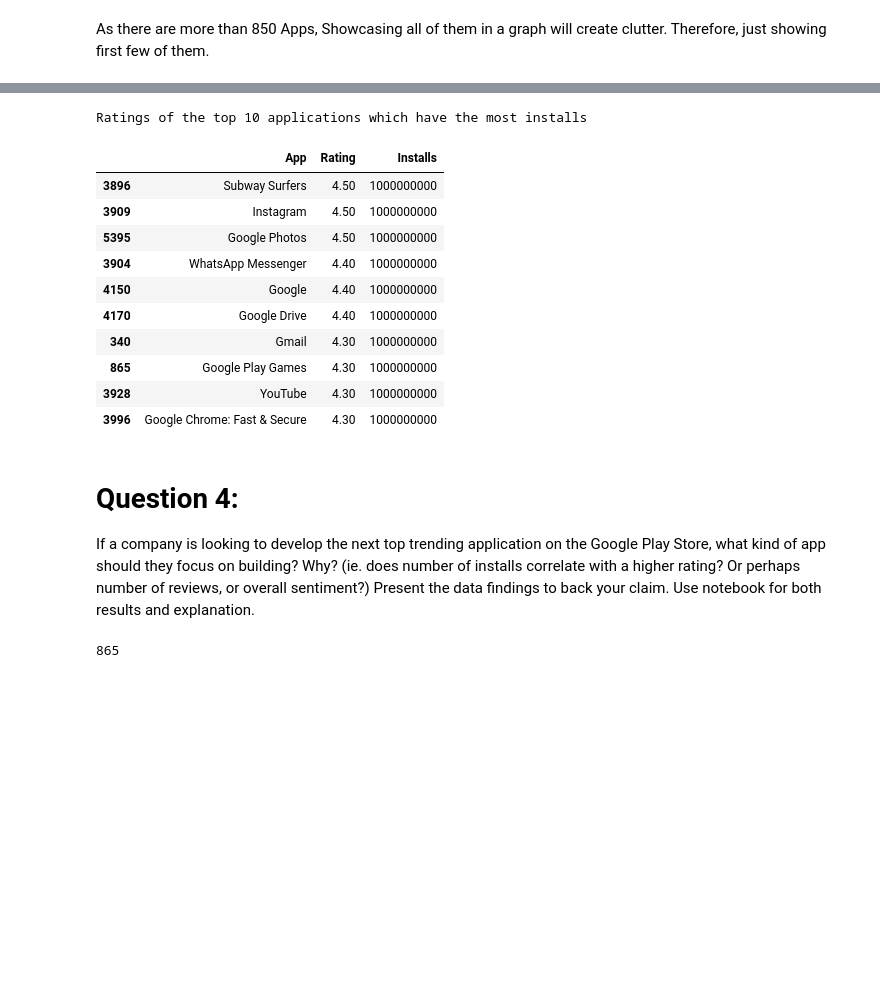
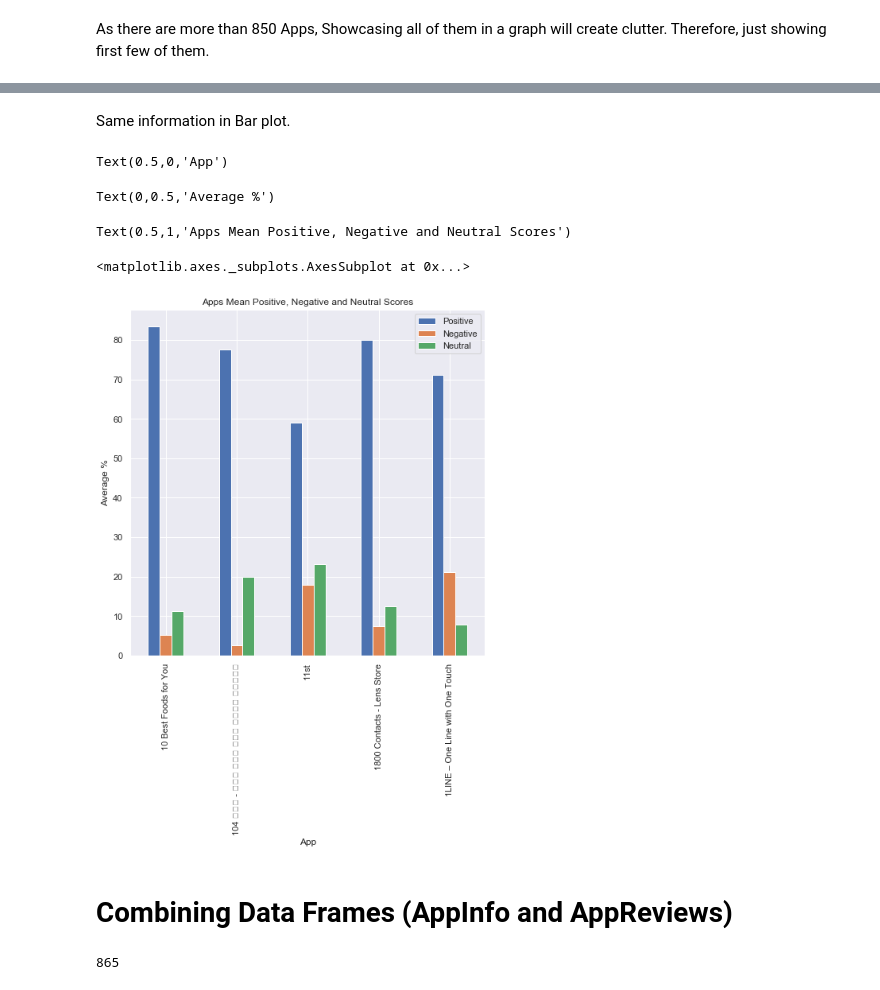
Before and after one commit to kpratikin/Google-App-Store, a Jupyter notebook: Google Play Strore Applications Data.ipynb, the cells around one changed output, grey strips where cells are left out. Drawn from its saved outputs; the diff is of its cells as text; code cells hidden in the pictures; blank space fills up the shorter version.

```diff
--- a/Google Play Strore Applications Data.ipynb
+++ b/Google Play Strore Applications Data.ipynb
@@ -574,22 +604,20 @@ Created an interactive Tableau Dashboard for this..Please refer attached TWBX fi
-# %%
-print('Ratings of the top 10 applications which have the most installs')
-df_appinfo[['App','Rating','Installs']].sort_values(by = ['Installs','Rating'], ascending=False).head(10)
-# %% [output]
-Ratings of the top 10 applications which have the most installs
-|  | App | Rating | Installs |
-| 3896 | Subway Surfers | 4.50 | 1000000000 |
-| 3909 | Instagram | 4.50 | 1000000000 |
-| 5395 | Google Photos | 4.50 | 1000000000 |
-| 3904 | WhatsApp Messenger | 4.40 | 1000000000 |
-| 4150 | Google | 4.40 | 1000000000 |
-| 4170 | Google Drive | 4.40 | 1000000000 |
-| 340 | Gmail | 4.30 | 1000000000 |
-| 865 | Google Play Games | 4.30 | 1000000000 |
-| 3928 | YouTube | 4.30 | 1000000000 |
-| 3996 | Google Chrome: Fast & Secure | 4.30 | 1000000000 |
-# %% [markdown]
-# Question 4:
-If a company is looking to develop the next top trending application on the Google Play Store, what kind of app should they focus on building? Why? (ie. does number of installs correlate with a higher rating? Or perhaps number of reviews, or overall sentiment?) Present the data findings to back your claim. Use notebook for both results and explanation.
+# %% [markdown]
+Same information in Bar plot.
+# %%
+fig = plt.figure(figsize=(8,8))
+ax= fig.gca()
+ax.set_xlabel('App')
+ax.set_ylabel('Average %')
+ax.set_title('Apps Mean Positive, Negative and Neutral Scores')
+df_small.groupby('App').mean().plot.bar(ax=ax)
+# %% [output]
+Text(0.5,0,'App')
+Text(0,0.5,'Average %')
+Text(0.5,1,'Apps Mean Positive, Negative and Neutral Scores')
+<matplotlib.axes._subplots.AxesSubplot at 0x...>
+[figure, added]
+# %% [markdown]
+# Combining Data Frames (AppInfo and AppReviews)
 # %%
 df_review_final.App.nunique()
 df_appinfo.App.nunique()
```
Also changed, not shown: parts of 20 cells of this notebook.
